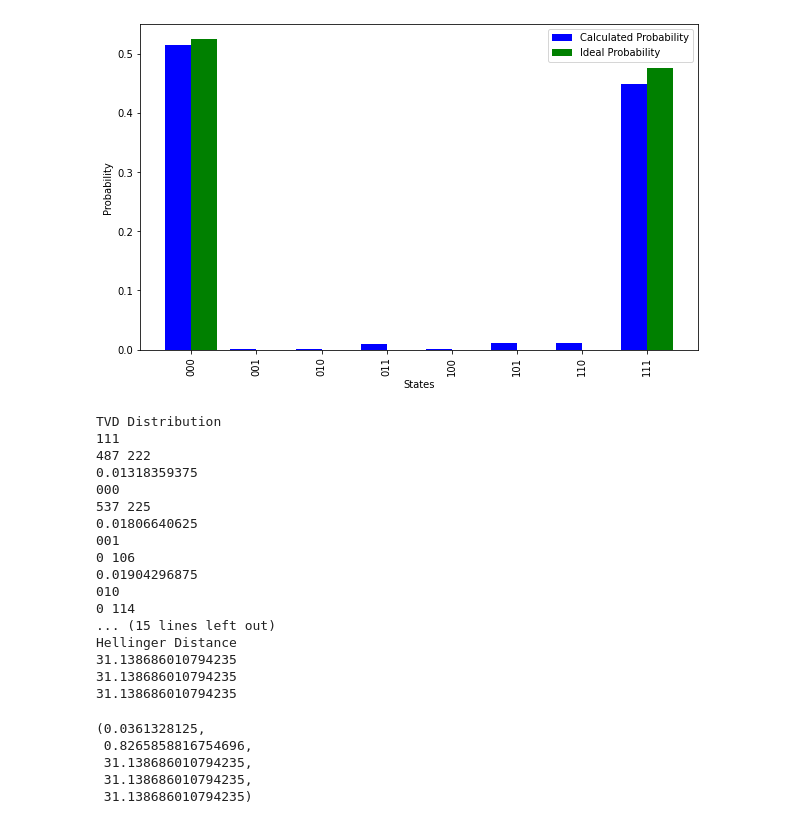
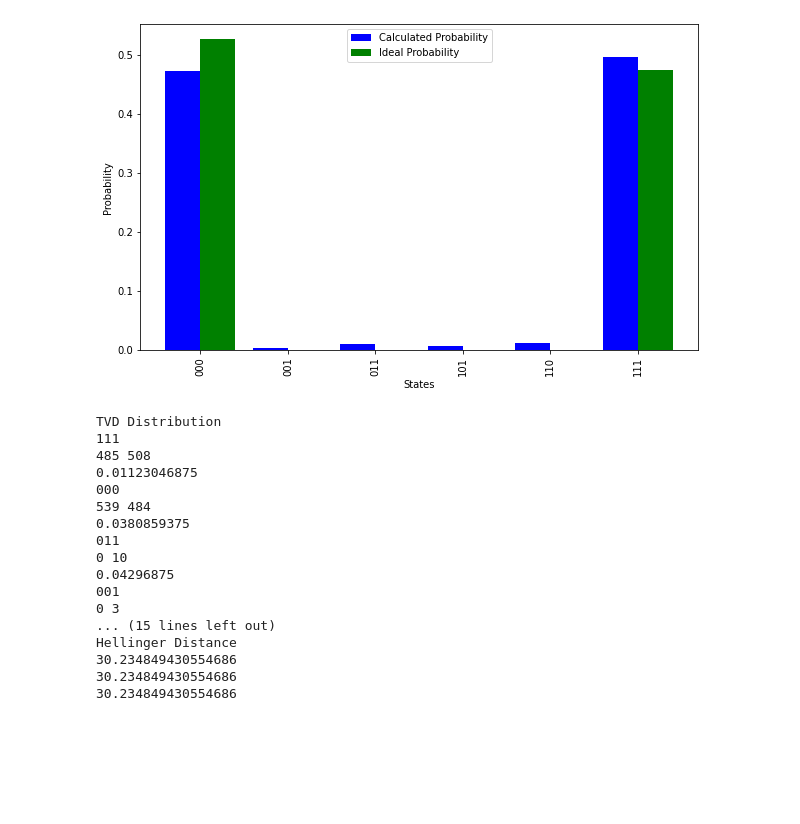
Before and after one commit to SakibulIslamSazzad/Quantum_Benchmarking, a Jupyter notebook: Quantum Benchmarking_TVD_JSD_Hellinger.ipynb, the cells around one changed output. Saved outputs shown, nothing was run; the diff lists cells and outputs as text; code cells hidden in the pictures; blank space fills up the shorter version.

```diff
--- a/Quantum Benchmarking_TVD_JSD_Hellinger.ipynb
+++ b/Quantum Benchmarking_TVD_JSD_Hellinger.ipynb
@@ -58 +58,7 @@ NoiseModel:
   All-qubits errors: ['reset', 'measure', 'u1', 'u2', 'u3', 'cx']
+# %%
+distance_dataframe = pd.DataFrame(columns=["State Name", "Error Introduced", "TVD Distribution",
+                                           "Jensen-Shannon Distance", "Hellinger Distance 1",
+                                           "Hellinger Distance 2", "Hellinger Distance 3"])
+
+distance_dataframe
@@ -305,13 +310,6 @@ def t1_t2(qubits, circ, circ_name):
     ideal_result = ideal_sim.run(circ).result()
     ideal_counts = ideal_result.get_counts()
 
-    sim_noise = AerSimulator(noise_model=bitflip_err)
-
-    tnoise = transpile(circ, sim_noise)
-    result_bit_flip = sim_noise.run(tnoise).result()
-    counts_bit_flip = result_bit_flip.get_counts()
-
-
     # Run the noisy simulation
     sim_thermal = AerSimulator(noise_model=noise_thermal)
 
@@ -331,7 +329,7 @@ def t1_t2(qubits, circ, circ_name):
 
     # get the total counts for two dictionaries
     N1 = sum(ideal_counts.values())
-    N2 = sum(counts_bit_flip.values())
+    N2 = sum(counts_thermal.values())
 
     # add missing binary states in both distributions
     # example, dist1 = {'0': 400} and dist2 = {'1': 600}
@@ -354,7 +352,7 @@ def t1_t2(qubits, circ, circ_name):
     print('TVD Distribution')
     for key in ideal_counts:
         print(key)
-        print(ideal_counts[key], counts_bit_flip[key])
+        print(ideal_counts[key], counts_thermal[key])
         tvd = tvd + 0.5 * abs(ideal_counts[key]/N1 - counts_thermal[key]/N2)
         print(tvd)
 
@@ -379,7 +377,9 @@ def t1_t2(qubits, circ, circ_name):
     hell3 = np.sqrt(np.sum((np.sqrt(arr_a) - np.sqrt(arr_b)) ** 2)) / _SQRT2
     print(hell3)
 
-    return tvd, jsd, hell1, hell2, hell3
+    distance_dataframe.loc[len(distance_dataframe.index)] = [circ_name, "Thermal Error", tvd, jsd, hell1, hell2, hell3]
+
+    return
 # %%
 def depolar(qubits, circ, circ_name):
 
@@ -513,29 +509,24 @@ def tvd_calculator(dist_1, dist_2, num_qubits):
 
     return tvd
 # %%
-t1_t2(len(q_ghz), ghz_circ, 'ghz_circ')
+t1_t2(len(q_ghz), ghz_circ, 'GHZ')
 # %% [output]
-[figure, old version]
+[figure, new version]
 TVD Distribution
 111
-487 222
-0.01318359375
+485 508
+0.01123046875
 000
-537 225
-0.01806640625
+539 484
+0.0380859375
+011
+0 10
+0.04296875
 001
-0 106
-0.01904296875
-010
-0 114
+0 3
 ... (15 lines left out)
 Hellinger Distance
-31.138686010794235
-31.138686010794235
-31.138686010794235
+30.234849430554686
+30.234849430554686
+30.234849430554686
-(0.0361328125,
- 0.8265858816754696,
- 31.138686010794235,
- 31.138686010794235,
- 31.138686010794235)
 # %%
```
Also changed, not shown: parts of 40 cells of this notebook, 49 other files.
